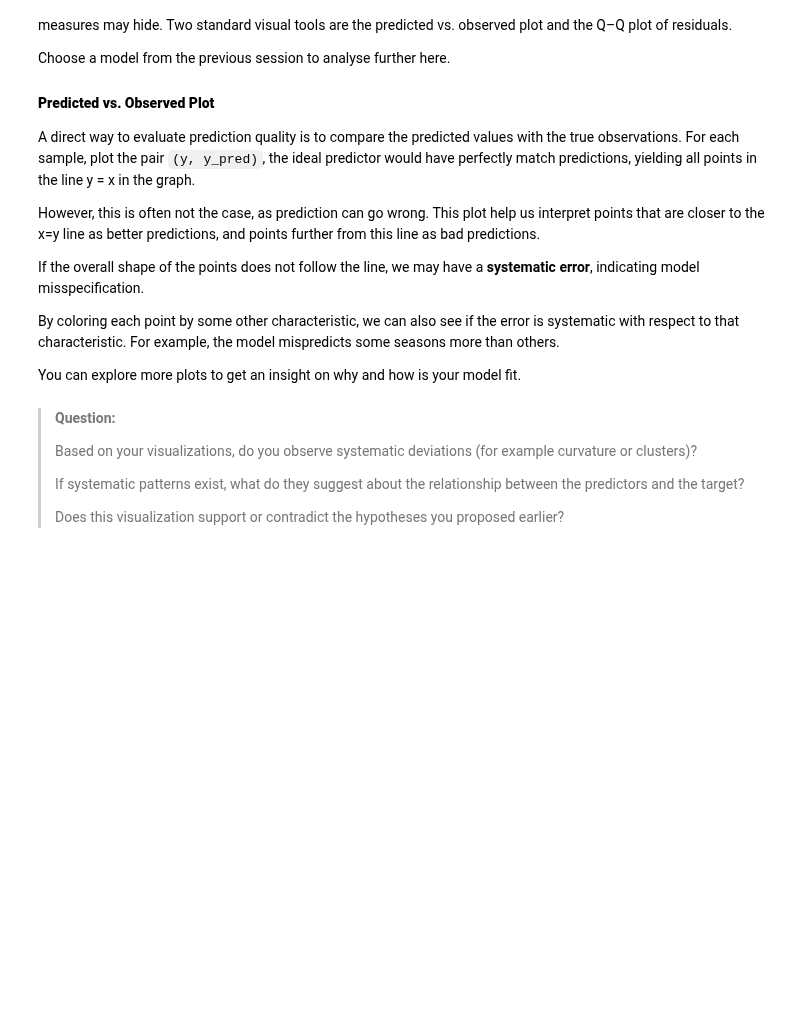
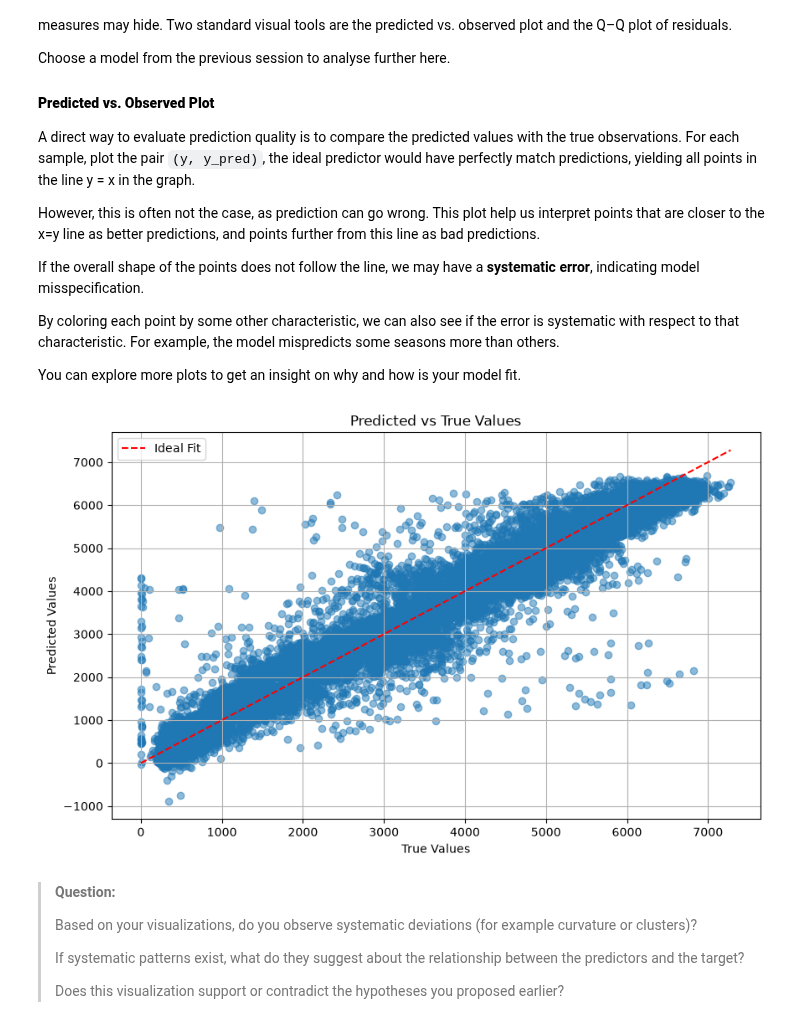
Before and after one commit to MarianaDourado/MO444-ML, a Jupyter notebook: Tarefa1/mc886_2s2026-assignment_1.ipynb, the cells around one changed output. Drawn from its saved outputs; the diff is of its cells as text; code cells hidden in the pictures; blank space fills up the shorter version.

```diff
--- a/Tarefa1/mc886_2s2026-assignment_1.ipynb
+++ b/Tarefa1/mc886_2s2026-assignment_1.ipynb
@@ -967,13 +1055,15 @@ def pred_vs_true_plot(y_true: NDArray[np.float64], y_pred: NDArray[np.float64])
     ax.legend()
     plt.show()
 # %%
-best_lr = 1 # Choose the best learning rate based on the previous graphs
+best_lr = 0.5 # Choose the best learning rate based on the previous graphs
 
 best_linear_model = LinearRegression(learning_rate=best_lr, n_iterations=10000)
 best_linear_model.fit(X, y)
 y_pred = best_linear_model.predict(X)
 
 pred_vs_true_plot(y, y_pred)
+# %% [output]
+[figure, added]
 # %%
 # Explore more plots to analyze the predictions, e.g., predictions vs time, contribution of each feature to the predictions, etc.
 # %% [markdown]
```
Also changed, not shown: parts of 6 cells of this notebook.
